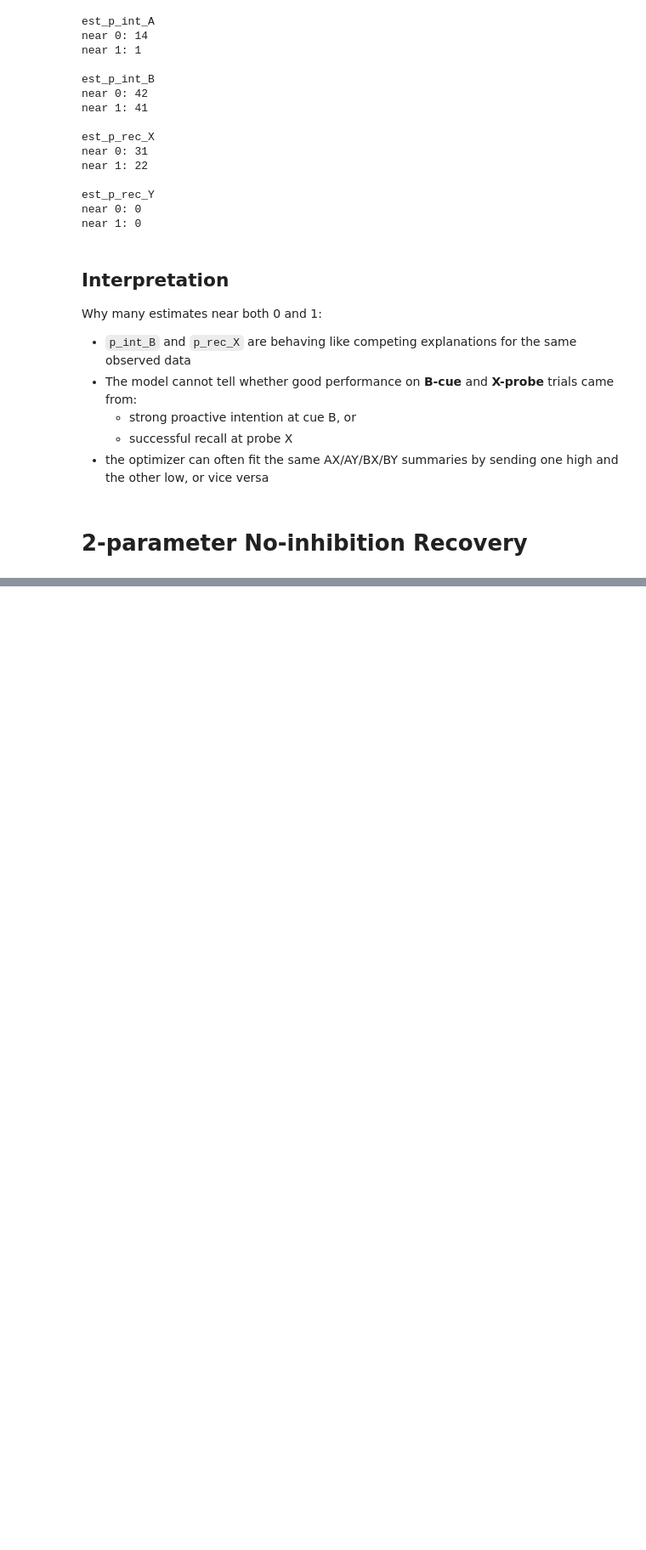
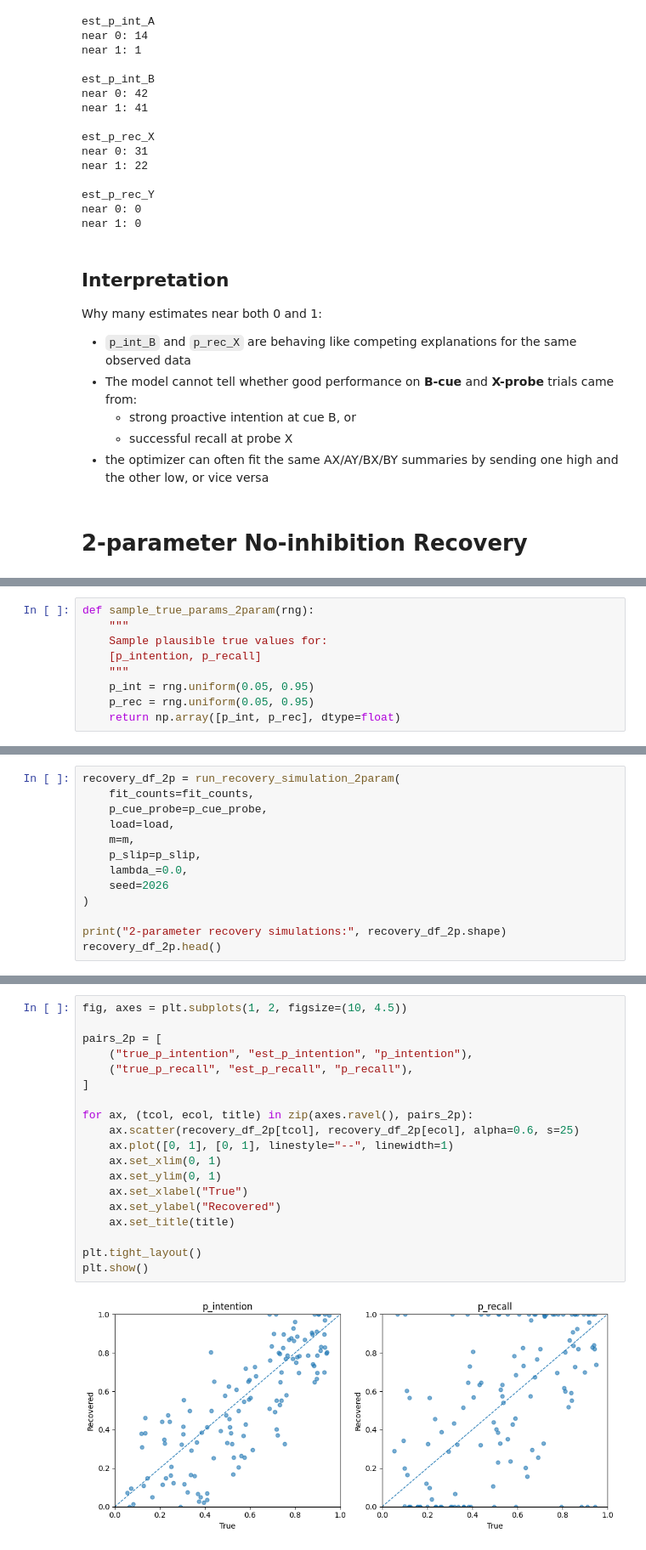
Before and after one commit to beaverjuly/metaControl_behavInhibition, a Jupyter notebook: notebooks/12yr_recovery.ipynb, the cells around one changed output, grey strips where cells are left out. Shown at 85% size. Cells and saved outputs as stored; diff of their text form; blank space fills up the shorter version.

Commit message:
NoInhibition grid recovery

```diff
--- a/notebooks/12yr_recovery.ipynb
+++ b/notebooks/12yr_recovery.ipynb
@@ -437,0 +504,9 @@ Why many estimates near both 0 and 1:
+# %%
+def sample_true_params_2param(rng):
+    """
+    Sample plausible true values for:
+    [p_intention, p_recall]
+    """
+    p_int = rng.uniform(0.05, 0.95)
+    p_rec = rng.uniform(0.05, 0.95)
+    return np.array([p_int, p_rec], dtype=float)
@@ -437,0 +668,13 @@ Why many estimates near both 0 and 1:
+# %%
+recovery_df_2p = run_recovery_simulation_2param(
+    fit_counts=fit_counts,
+    p_cue_probe=p_cue_probe,
+    load=load,
+    m=m,
+    p_slip=p_slip,
+    lambda_=0.0,
+    seed=2026
+)
+
+print("2-parameter recovery simulations:", recovery_df_2p.shape)
+recovery_df_2p.head()
@@ -437,0 +709,21 @@ Why many estimates near both 0 and 1:
+# %%
+fig, axes = plt.subplots(1, 2, figsize=(10, 4.5))
+
+pairs_2p = [
+    ("true_p_intention", "est_p_intention", "p_intention"),
+    ("true_p_recall", "est_p_recall", "p_recall"),
+]
+
+for ax, (tcol, ecol, title) in zip(axes.ravel(), pairs_2p):
+    ax.scatter(recovery_df_2p[tcol], recovery_df_2p[ecol], alpha=0.6, s=25)
+    ax.plot([0, 1], [0, 1], linestyle="--", linewidth=1)
+    ax.set_xlim(0, 1)
+    ax.set_ylim(0, 1)
+    ax.set_xlabel("True")
+    ax.set_ylabel("Recovered")
+    ax.set_title(title)
+
+plt.tight_layout()
+plt.show()
+# %% [output]
+[figure, added]
```
Also changed, not shown: parts of 41 cells of this notebook.
